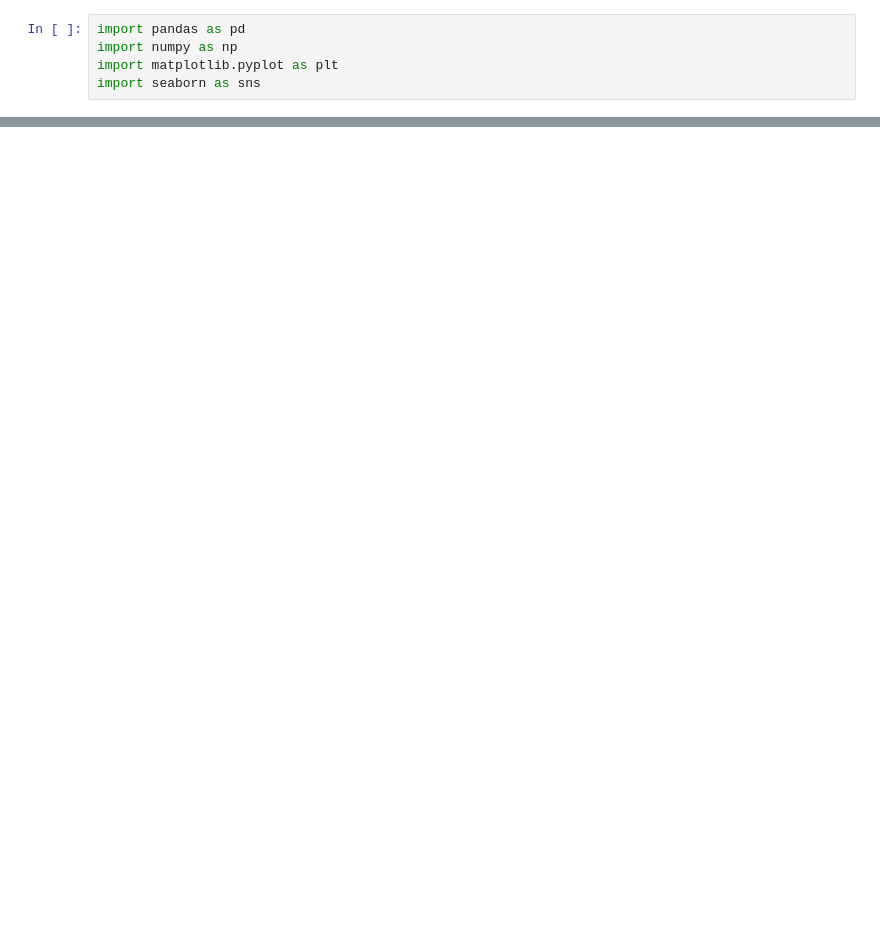
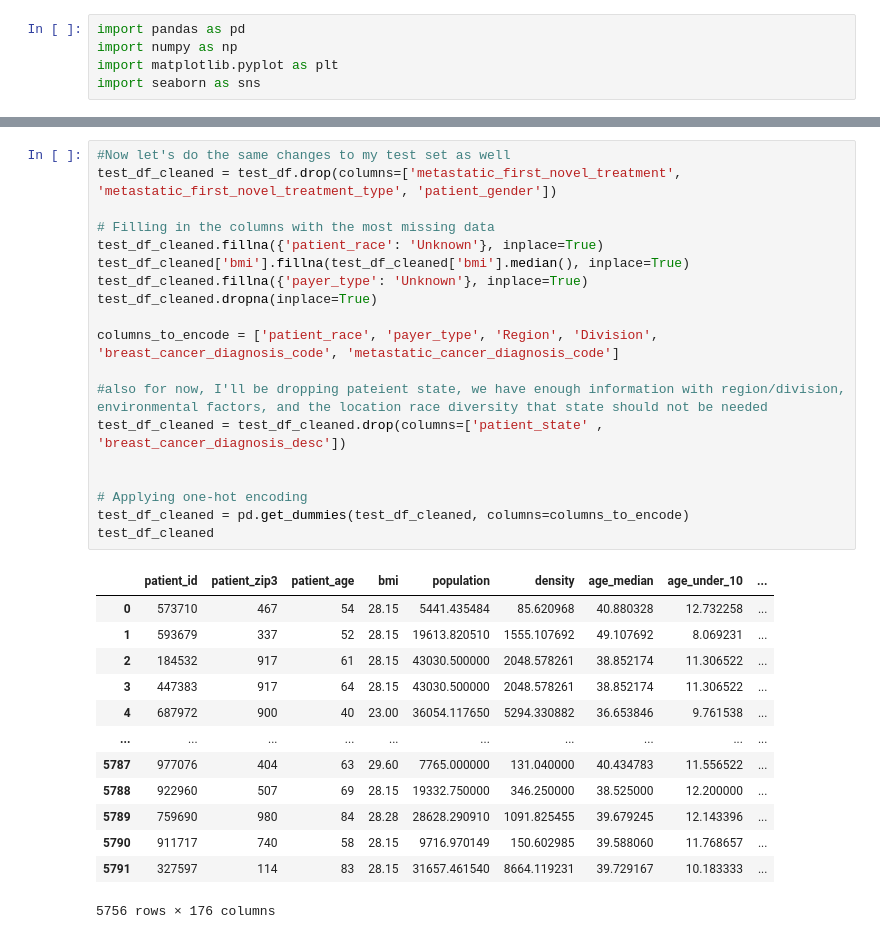
Before and after one commit to Aarti-Darji/DATA-4380, a Jupyter notebook: tabular_dataset/datacleaning.ipynb, the cells around one changed output, grey strips where cells are left out. Cells and saved outputs as stored; diff of their text form; blank space fills up the shorter version.

```diff
--- a/tabular_dataset/datacleaning.ipynb
+++ b/tabular_dataset/datacleaning.ipynb
@@ -156,0 +213,33 @@ plt.show()
+# %%
+#Now let's do the same changes to my test set as well
+test_df_cleaned = test_df.drop(columns=['metastatic_first_novel_treatment', 'metastatic_first_novel_treatment_type', 'patient_gender'])
+
+# Filling in the columns with the most missing data
+test_df_cleaned.fillna({'patient_race': 'Unknown'}, inplace=True)
+test_df_cleaned['bmi'].fillna(test_df_cleaned['bmi'].median(), inplace=True)
+test_df_cleaned.fillna({'payer_type': 'Unknown'}, inplace=True)
+test_df_cleaned.dropna(inplace=True)
+
+columns_to_encode = ['patient_race', 'payer_type', 'Region', 'Division', 'breast_cancer_diagnosis_code', 'metastatic_cancer_diagnosis_code']
+
+#also for now, I'll be dropping pateient state, we have enough information with region/division, environmental factors, and the location race diversity that state should not be needed
+test_df_cleaned = test_df_cleaned.drop(columns=['patient_state' , 'breast_cancer_diagnosis_desc'])
+
+
+# Applying one-hot encoding
+test_df_cleaned = pd.get_dummies(test_df_cleaned, columns=columns_to_encode)
+test_df_cleaned
+# %% [output]
+|  | patient_id | patient_zip3 | patient_age | bmi | population | density | age_median | age_under_10 | ... |
+| 0 | 573710 | 467 | 54 | 28.15 | 5441.435484 | 85.620968 | 40.880328 | 12.732258 | ... |
+| 1 | 593679 | 337 | 52 | 28.15 | 19613.820510 | 1555.107692 | 49.107692 | 8.069231 | ... |
+| 2 | 184532 | 917 | 61 | 28.15 | 43030.500000 | 2048.578261 | 38.852174 | 11.306522 | ... |
+| 3 | 447383 | 917 | 64 | 28.15 | 43030.500000 | 2048.578261 | 38.852174 | 11.306522 | ... |
+| 4 | 687972 | 900 | 40 | 23.00 | 36054.117650 | 5294.330882 | 36.653846 | 9.761538 | ... |
+| ... | ... | ... | ... | ... | ... | ... | ... | ... | ... |
+| 5787 | 977076 | 404 | 63 | 29.60 | 7765.000000 | 131.040000 | 40.434783 | 11.556522 | ... |
+| 5788 | 922960 | 507 | 69 | 28.15 | 19332.750000 | 346.250000 | 38.525000 | 12.200000 | ... |
+| 5789 | 759690 | 980 | 84 | 28.28 | 28628.290910 | 1091.825455 | 39.679245 | 12.143396 | ... |
+| 5790 | 911717 | 740 | 58 | 28.15 | 9716.970149 | 150.602985 | 39.588060 | 11.768657 | ... |
+| 5791 | 327597 | 114 | 83 | 28.15 | 31657.461540 | 8664.119231 | 39.729167 | 10.183333 | ... |
+5756 rows × 176 columns
```
Also changed, not shown: parts of 63 cells of this notebook, 11 other files.
